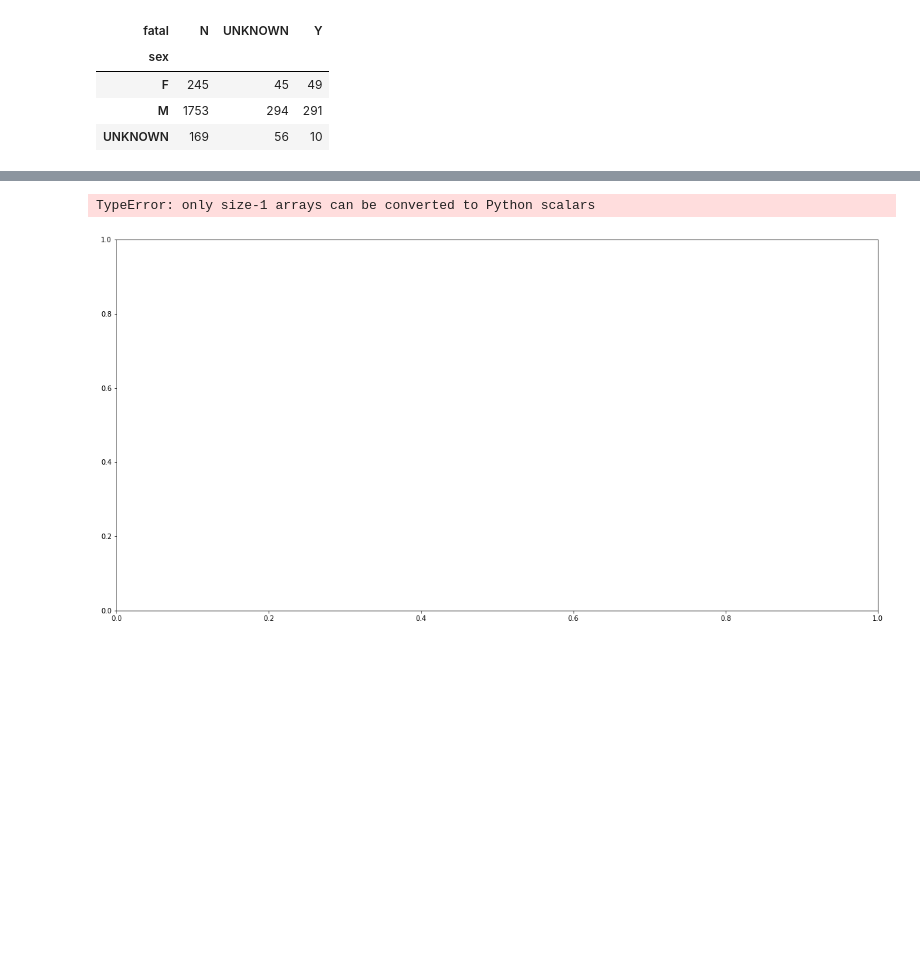
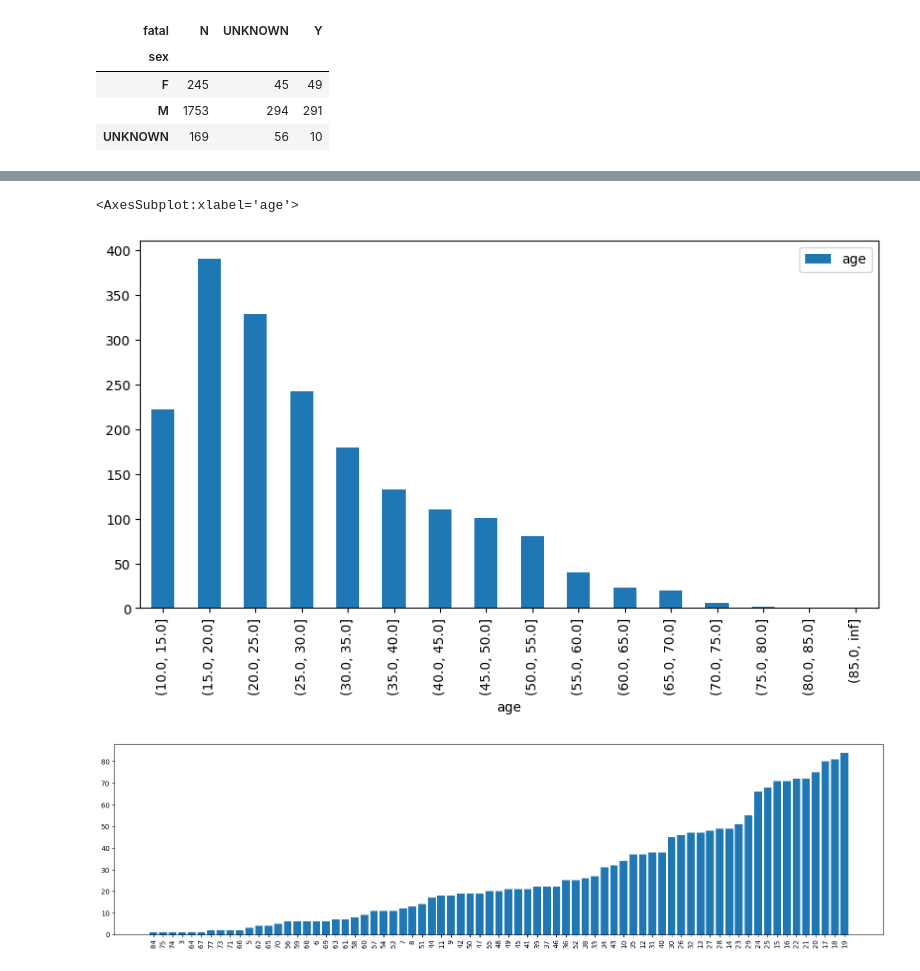
Before and after one commit to Davidmcii/DMC-w2-pandas-project, a Jupyter notebook: code/w2-analysis.ipynb, the cells around one changed output, grey strips where cells are left out. Saved outputs shown, nothing was run; the diff lists cells and outputs as text; code cells hidden in the pictures; blank space fills up the shorter version.

```diff
--- a/code/w2-analysis.ipynb
+++ b/code/w2-analysis.ipynb
@@ -146,7 +189,7 @@ pd.pivot_table(data4, values='unos', index='sex', columns='fatal', aggfunc='coun
 | M | 1753 | 294 | 291 |
 | UNKNOWN | 169 | 56 | 10 |
 # %%
-data10=pd.crosstab(index=data.age, columns='count')
+data10=data.groupby(['age'])[('age')].count()
 
 data10
 # %% [output]
@@ -167,7 +209,7 @@ data10
 # %%
-data10.sort_values(by=['count'], inplace=True)
+data10.sort_values( inplace=True)
 
-data10.drop(data10[data10['count'] >= 500].index, inplace = True)
+data10.drop(data10[data10 >= 500].index, inplace = True)
 
 data10
 # %% [output]
@@ -194,16 +263,23 @@ barplot = data10.plot.bar(rot=90)
+# %%
+age_groups = pd.cut(data50['age'], bins=[10,15,20,25,30,35,40,45,50,55,60,65,70,75,80,85, np.inf])
+
+data50.groupby(age_groups).aggregate('count').plot.bar(figsize=(10,5))
+# %% [output]
+<AxesSubplot:xlabel='age'>
+[figure, added]
 # %%
-plt.figure(figsize=(20,10))
+plt.figure(figsize=(20,5))
 
 y_pos = np.arange(len(data10))
 
 # Create bars
 plt.bar(y_pos, data10)
 
 # Create names on the x-axis
-plt.xticks(y_pos, data10.index, rotation = 45,)
+plt.xticks(y_pos, data10.index)
+plt.xticks(rotation = 90)
 
 # Show graphic
 plt.show()
 # %% [output]
-TypeError: only size-1 arrays can be converted to Python scalars
-[figure, old version]
+[figure, new version]
```
Also changed, not shown: parts of 14 cells of this notebook, 1 other file.
